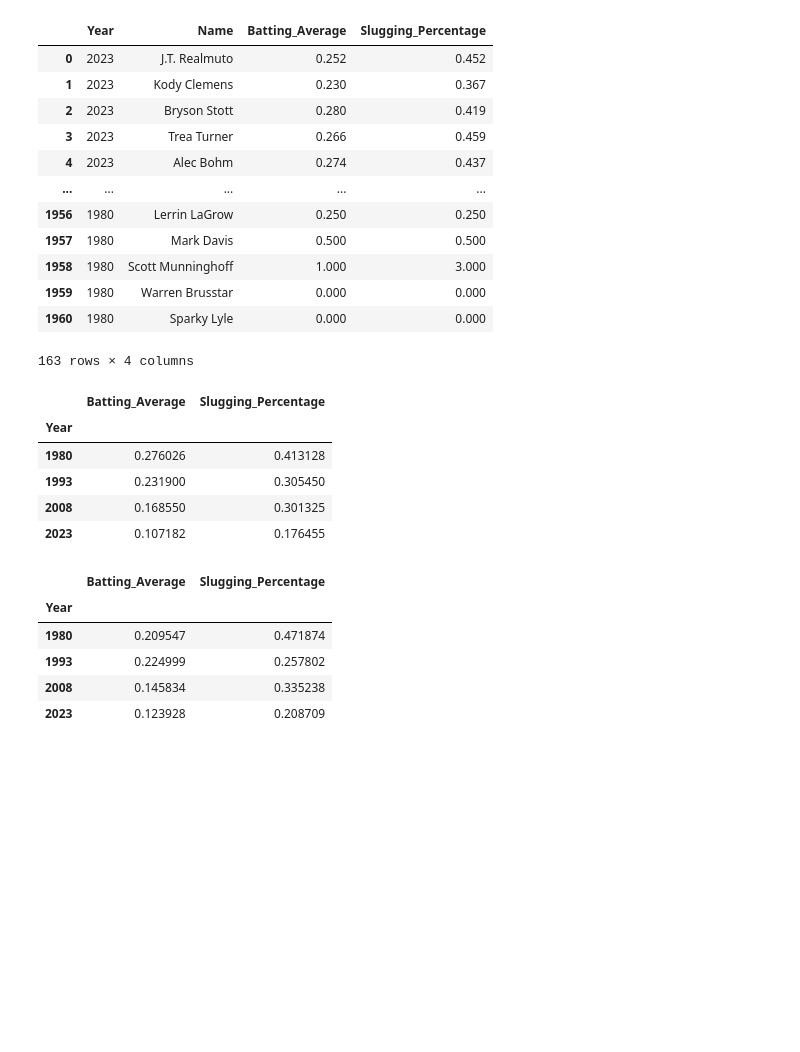
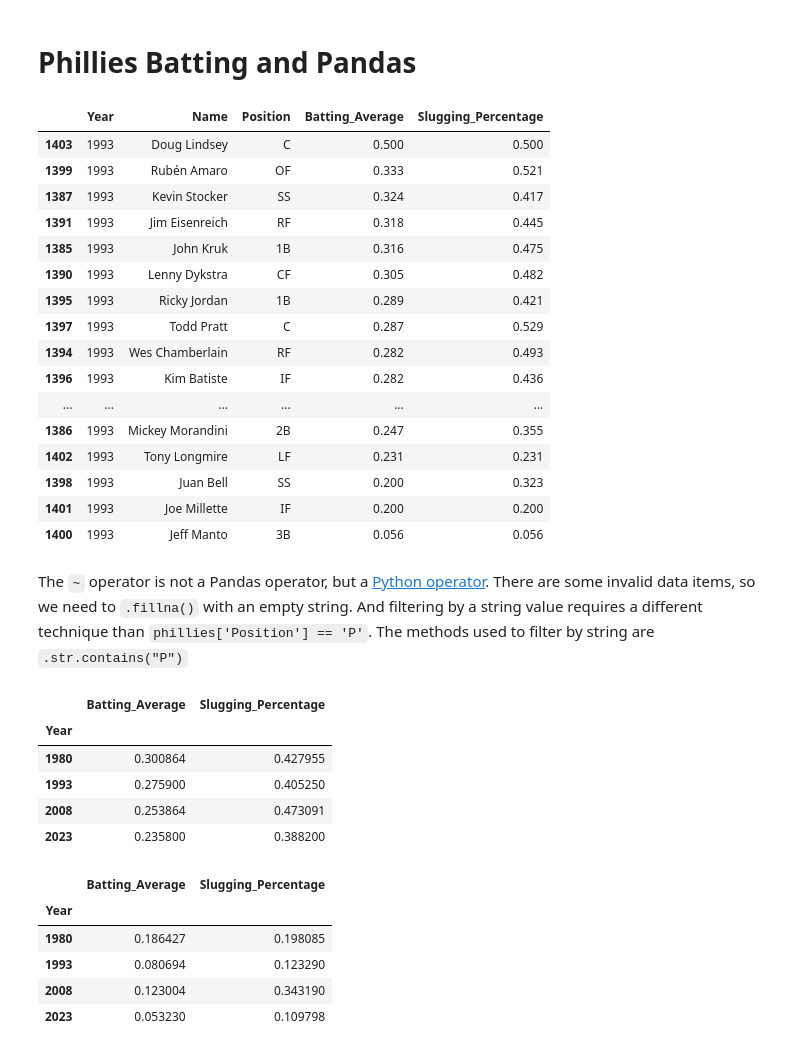
Before and after one commit to leighmforrest/phillies, a Jupyter notebook: phillies.ipynb, the cells around one changed output. Saved outputs shown, nothing was run; the diff lists cells and outputs as text; code cells hidden in the pictures; blank space fills up the shorter version.

```diff
--- a/phillies.ipynb
+++ b/phillies.ipynb
@@ -1,32 +1,39 @@
+# %% [markdown]
+# Phillies Batting and Pandas
 # %%
 import pandas as pd
 import numpy as np
 import matplotlib as plt
 
 
-FIELDS = ['Year', 'Name','Batting_Average', 'Slugging_Percentage']
+FIELDS = ['Year', 'Name', 'Position', 'Batting_Average', 'Slugging_Percentage']
 YEARS = [1980, 1993, 2008, 2023]
 
 phillies = pd.read_csv("PHL_batting.csv")
-phillies.fillna(value="")
 
-# New dataset includes only years in YEARS array
-phillies = phillies[phillies['Year'].isin(YEARS)].loc[:, FIELDS]
-phillies
+# New dataset includes only years in YEARS array and only everyday position players.
+phillies = phillies[(phillies['Year'].isin(YEARS)) & (~phillies['Position'].fillna("").str.contains("P"))].loc[:, FIELDS]
+phillies[phillies['Year'] == 1993].sort_values(by=["Batting_Average", "Slugging_Percentage"], ascending=False)
 # %% [output]
-|  | Year | Name | Batting_Average | Slugging_Percentage |
-| 0 | 2023 | J.T. Realmuto | 0.252 | 0.452 |
-| 1 | 2023 | Kody Clemens | 0.230 | 0.367 |
-| 2 | 2023 | Bryson Stott | 0.280 | 0.419 |
-| 3 | 2023 | Trea Turner | 0.266 | 0.459 |
-| 4 | 2023 | Alec Bohm | 0.274 | 0.437 |
-| ... | ... | ... | ... | ... |
-| 1956 | 1980 | Lerrin LaGrow | 0.250 | 0.250 |
-| 1957 | 1980 | Mark Davis | 0.500 | 0.500 |
-| 1958 | 1980 | Scott Munninghoff | 1.000 | 3.000 |
-| 1959 | 1980 | Warren Brusstar | 0.000 | 0.000 |
-| 1960 | 1980 | Sparky Lyle | 0.000 | 0.000 |
+|  | Year | Name | Position | Batting_Average | Slugging_Percentage |
+| 1403 | 1993 | Doug Lindsey | C | 0.500 | 0.500 |
+| 1399 | 1993 | Rubén Amaro | OF | 0.333 | 0.521 |
+| 1387 | 1993 | Kevin Stocker | SS | 0.324 | 0.417 |
+| 1391 | 1993 | Jim Eisenreich | RF | 0.318 | 0.445 |
+| 1385 | 1993 | John Kruk | 1B | 0.316 | 0.475 |
+| 1390 | 1993 | Lenny Dykstra | CF | 0.305 | 0.482 |
+| 1395 | 1993 | Ricky Jordan | 1B | 0.289 | 0.421 |
+| 1397 | 1993 | Todd Pratt | C | 0.287 | 0.529 |
+| 1394 | 1993 | Wes Chamberlain | RF | 0.282 | 0.493 |
+| 1396 | 1993 | Kim Batiste | IF | 0.282 | 0.436 |
+| ... | ... | ... | ... | ... | ... |
+| 1386 | 1993 | Mickey Morandini | 2B | 0.247 | 0.355 |
+| 1402 | 1993 | Tony Longmire | LF | 0.231 | 0.231 |
+| 1398 | 1993 | Juan Bell | SS | 0.200 | 0.323 |
+| 1401 | 1993 | Joe Millette | IF | 0.200 | 0.200 |
+| 1400 | 1993 | Jeff Manto | 3B | 0.056 | 0.056 |
-163 rows × 4 columns
+# %% [markdown]
+The `~` operator is not a Pandas operator, but a [Python operator](https://docs.python.org/3/library/stdtypes.html#index-16). There are some invalid data items, so we need to `.fillna()` with an empty string. And filtering by a string value requires a different technique than `phillies['Position'] == 'P'`. The methods used to filter by string are `.str.contains("P")`
 # %%
 ba_sp_groups_by_year = phillies.groupby("Year")[["Batting_Average", "Slugging_Percentage"]]
 ba_sp_means = ba_sp_groups_by_year.mean()
@@ -34,17 +41,17 @@ ba_sp_means
 # %% [output]
 |  | Batting_Average | Slugging_Percentage |
 | Year |  |  |
-| 1980 | 0.276026 | 0.413128 |
-| 1993 | 0.231900 | 0.305450 |
-| 2008 | 0.168550 | 0.301325 |
-| 2023 | 0.107182 | 0.176455 |
+| 1980 | 0.300864 | 0.427955 |
+| 1993 | 0.275900 | 0.405250 |
+| 2008 | 0.253864 | 0.473091 |
+| 2023 | 0.235800 | 0.388200 |
 # %%
 ba_sp_sd = ba_sp_groups_by_year.std()
 ba_sp_sd
 # %% [output]
 |  | Batting_Average | Slugging_Percentage |
 | Year |  |  |
-| 1980 | 0.209547 | 0.471874 |
-| 1993 | 0.224999 | 0.257802 |
-| 2008 | 0.145834 | 0.335238 |
-| 2023 | 0.123928 | 0.208709 |
+| 1980 | 0.186427 | 0.198085 |
+| 1993 | 0.080694 | 0.123290 |
+| 2008 | 0.123004 | 0.343190 |
+| 2023 | 0.053230 | 0.109798 |
```
Also changed, not shown: parts of 3 cells of this notebook.
